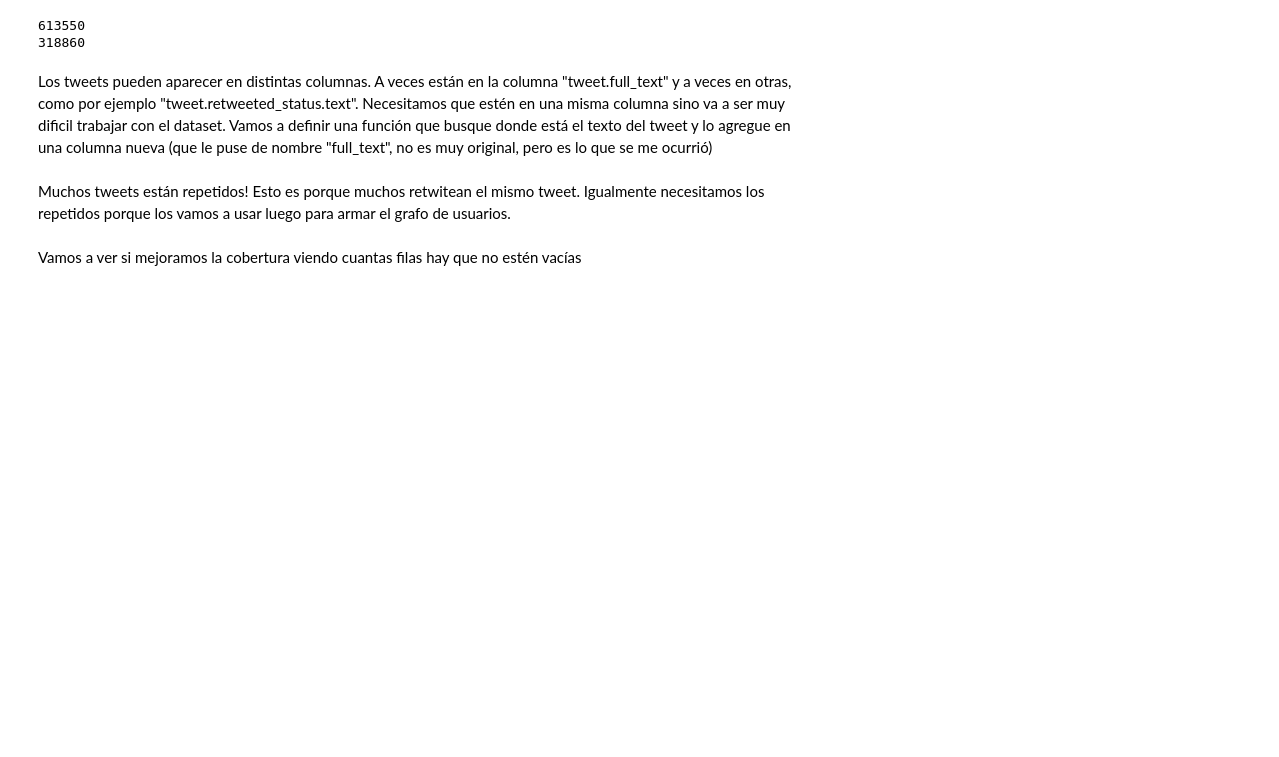
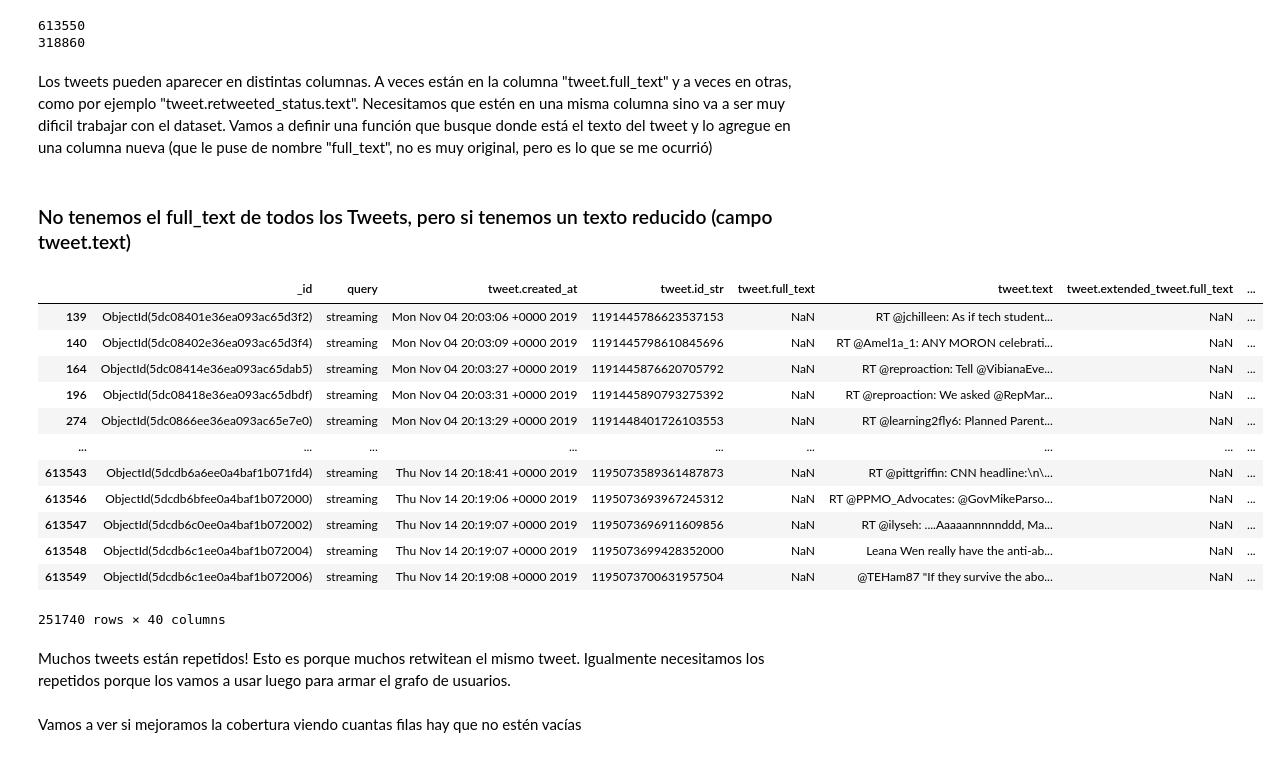
Before and after one commit to matiugrin/mentoria, a Jupyter notebook: 1 - Posicionamiento respecto a un tópico en twitter - Analisis y Visualización.ipynb, the cells around one changed output. Saved outputs shown, nothing was run; the diff lists cells and outputs as text; code cells hidden in the pictures; blank space fills up the shorter version.

```diff
--- a/1 - Posicionamiento respecto a un tópico en twitter - Analisis y Visualización.ipynb
+++ b/1 - Posicionamiento respecto a un tópico en twitter - Analisis y Visualización.ipynb
@@ -224,6 +273,24 @@ def get_text(tweet):
                 return tweet["tweet.text"]
             else:
                 return tweet["tweet.full_text"]
+# %% [markdown]
+### No tenemos el full_text de todos los Tweets, pero si tenemos un texto reducido (campo tweet.text)
+# %%
+abortion[abortion["tweet.extended_tweet.full_text"].isnull() & abortion["tweet.text"].notnull()]
+# %% [output]
+|  | _id | query | tweet.created_at | tweet.id_str | tweet.full_text | tweet.text | tweet.extended_tweet.full_text | ... |
+| 139 | ObjectId(5dc08401e36ea093ac65d3f2) | streaming | Mon Nov 04 20:03:06 +0000 2019 | 1191445786623537153 | NaN | RT @jchilleen: As if tech student... | NaN | ... |
+| 140 | ObjectId(5dc08402e36ea093ac65d3f4) | streaming | Mon Nov 04 20:03:09 +0000 2019 | 1191445798610845696 | NaN | RT @Amel1a_1: ANY MORON celebrati... | NaN | ... |
+| 164 | ObjectId(5dc08414e36ea093ac65dab5) | streaming | Mon Nov 04 20:03:27 +0000 2019 | 1191445876620705792 | NaN | RT @reproaction: Tell @VibianaEve... | NaN | ... |
+| 196 | ObjectId(5dc08418e36ea093ac65dbdf) | streaming | Mon Nov 04 20:03:31 +0000 2019 | 1191445890793275392 | NaN | RT @reproaction: We asked @RepMar... | NaN | ... |
+| 274 | ObjectId(5dc0866ee36ea093ac65e7e0) | streaming | Mon Nov 04 20:13:29 +0000 2019 | 1191448401726103553 | NaN | RT @learning2fly6: Planned Parent... | NaN | ... |
+| ... | ... | ... | ... | ... | ... | ... | ... | ... |
+| 613543 | ObjectId(5dcdb6a6ee0a4baf1b071fd4) | streaming | Thu Nov 14 20:18:41 +0000 2019 | 1195073589361487873 | NaN | RT @pittgriffin: CNN headline:\n\... | NaN | ... |
+| 613546 | ObjectId(5dcdb6bfee0a4baf1b072000) | streaming | Thu Nov 14 20:19:06 +0000 2019 | 1195073693967245312 | NaN | RT @PPMO_Advocates: @GovMikeParso... | NaN | ... |
+| 613547 | ObjectId(5dcdb6c0ee0a4baf1b072002) | streaming | Thu Nov 14 20:19:07 +0000 2019 | 1195073696911609856 | NaN | RT @ilyseh: ....Aaaaannnnnddd, Ma... | NaN | ... |
+| 613548 | ObjectId(5dcdb6c1ee0a4baf1b072004) | streaming | Thu Nov 14 20:19:07 +0000 2019 | 1195073699428352000 | NaN | Leana Wen really have the anti-ab... | NaN | ... |
+| 613549 | ObjectId(5dcdb6c1ee0a4baf1b072006) | streaming | Thu Nov 14 20:19:08 +0000 2019 | 1195073700631957504 | NaN | @TEHam87 "If they survive the abo... | NaN | ... |
+251740 rows × 40 columns
 # %%
 abortion["full_text"] = abortion.apply(get_text, axis=1)
 # %% [markdown]
```
Also changed, not shown: parts of 31 cells of this notebook, 6 other files.
